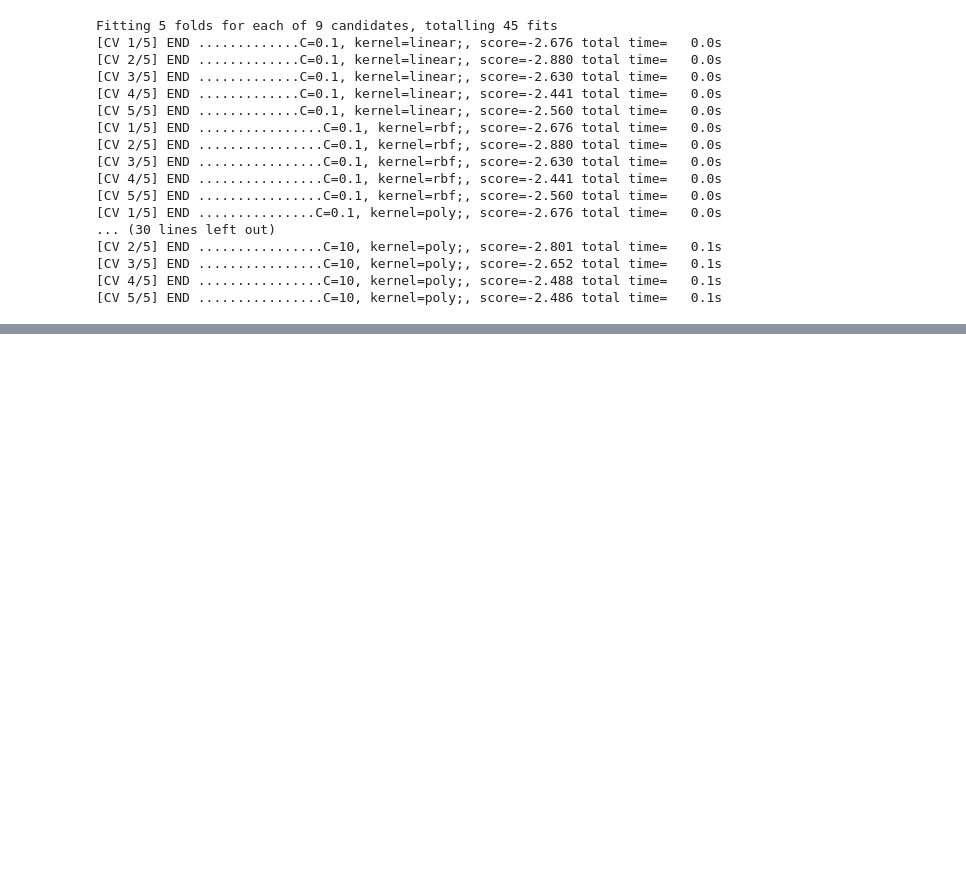
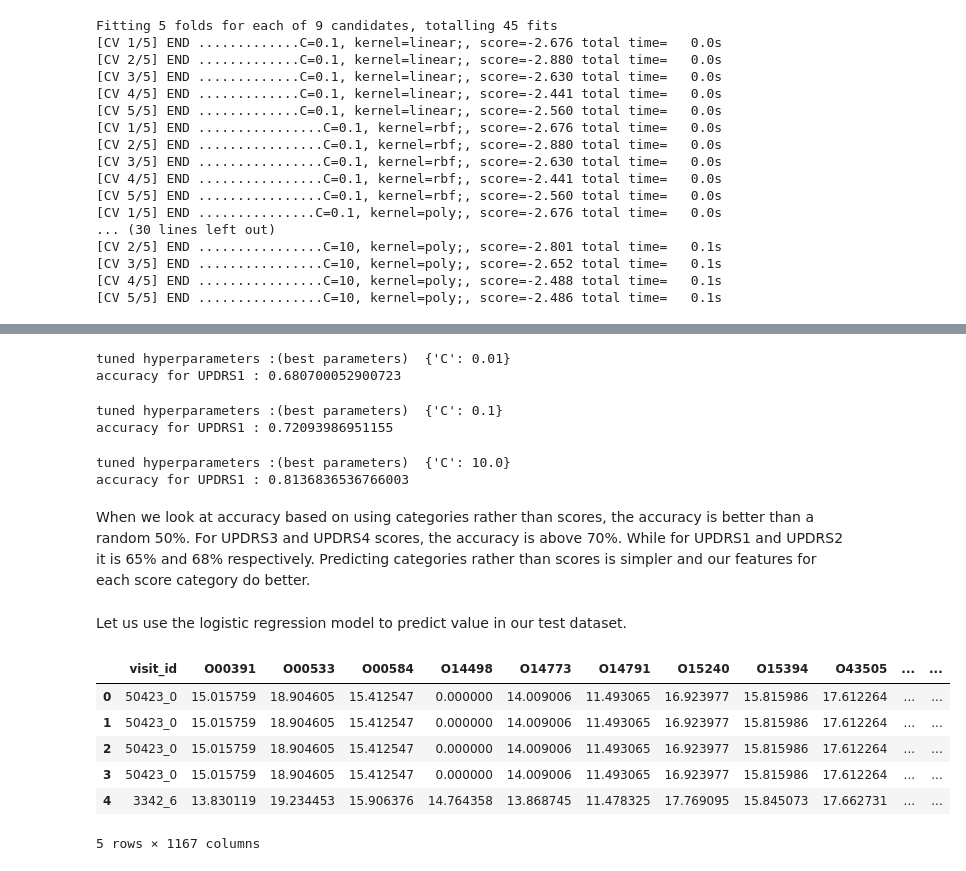
Before and after one commit to mt98/Datascience, a Jupyter notebook: Second_capstone/Capstone_two_4-Modeling.ipynb, the cells around one changed output, grey strips where cells are left out. Cells and saved outputs as stored; diff of their text form; code cells hidden in the pictures; blank space fills up the shorter version.

```diff
--- a/Second_capstone/Capstone_two_4-Modeling.ipynb
+++ b/Second_capstone/Capstone_two_4-Modeling.ipynb
@@ -579,0 +395,35 @@ The RMSE for light gbm is much smaller than SVM and light gbm should be the mode
+# %%
+logreg_cv.fit(X_tr_scaled_UPDRS2,y_train.updrs2_category)
+print("tuned hyperparameters :(best parameters) ",logreg_cv.best_params_)
+print("accuracy for UPDRS1 :",logreg_cv.best_score_)
+# %% [output]
+tuned hyperparameters :(best parameters)  {'C': 0.01}
+accuracy for UPDRS1 : 0.680700052900723
+# %%
+logreg_cv.fit(X_tr_scaled_UPDRS3,y_train.updrs3_category)
+print("tuned hyperparameters :(best parameters) ",logreg_cv.best_params_)
+print("accuracy for UPDRS1 :",logreg_cv.best_score_)
+# %% [output]
+tuned hyperparameters :(best parameters)  {'C': 0.1}
+accuracy for UPDRS1 : 0.72093986951155
+# %%
+logreg_cv.fit(X_tr_scaled_UPDRS4,y_train.updrs4_category)
+print("tuned hyperparameters :(best parameters) ",logreg_cv.best_params_)
+print("accuracy for UPDRS1 :",logreg_cv.best_score_)
+# %% [output]
+tuned hyperparameters :(best parameters)  {'C': 10.0}
+accuracy for UPDRS1 : 0.8136836536766003
+# %% [markdown]
+When we look at accuracy based on using categories rather than scores, the accuracy is better than a random 50%. For UPDRS3 and UPDRS4 scores, the accuracy is above 70%. While for UPDRS1 and UPDRS2 it is 65% and 68% respectively. Predicting categories rather than scores is simpler and our features for each score category do better.
+# %% [markdown]
+Let us use the logistic regression model to predict value in our test dataset.
+# %%
+X_test.head()
+# %% [output]
+|  | visit_id | O00391 | O00533 | O00584 | O14498 | O14773 | O14791 | O15240 | O15394 | O43505 | ... | ... |
+| 0 | 50423_0 | 15.015759 | 18.904605 | 15.412547 | 0.000000 | 14.009006 | 11.493065 | 16.923977 | 15.815986 | 17.612264 | ... | ... |
+| 1 | 50423_0 | 15.015759 | 18.904605 | 15.412547 | 0.000000 | 14.009006 | 11.493065 | 16.923977 | 15.815986 | 17.612264 | ... | ... |
+| 2 | 50423_0 | 15.015759 | 18.904605 | 15.412547 | 0.000000 | 14.009006 | 11.493065 | 16.923977 | 15.815986 | 17.612264 | ... | ... |
+| 3 | 50423_0 | 15.015759 | 18.904605 | 15.412547 | 0.000000 | 14.009006 | 11.493065 | 16.923977 | 15.815986 | 17.612264 | ... | ... |
+| 4 | 3342_6 | 13.830119 | 19.234453 | 15.906376 | 14.764358 | 13.868745 | 11.478325 | 17.769095 | 15.845073 | 17.662731 | ... | ... |
+5 rows × 1167 columns
```
Also changed, not shown: parts of 49 cells of this notebook, 3 other files.
